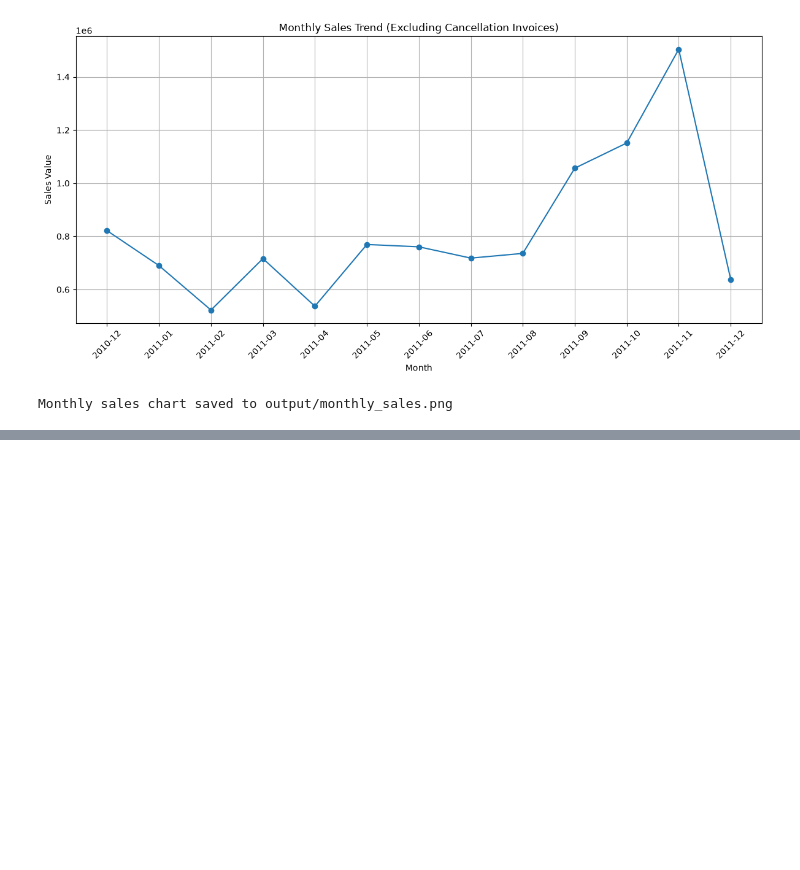
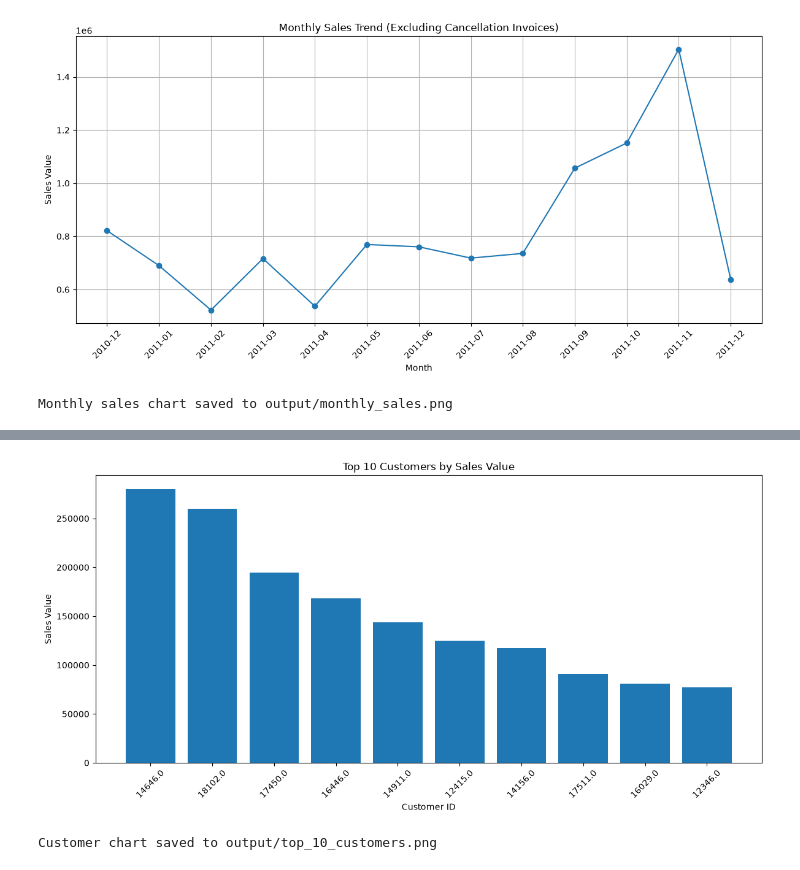
Before and after one commit to abhinavjanawade2242-dev/Python-FullStack-DS-AI-200-Days, a Jupyter notebook: Day39/day39.ipynb, the cells around one changed output, grey strips where cells are left out. Saved outputs shown, nothing was run; the diff lists cells and outputs as text; code cells hidden in the pictures; blank space fills up the shorter version.

```diff
--- a/Day39/day39.ipynb
+++ b/Day39/day39.ipynb
@@ -245,3 +245,22 @@ print("Monthly sales chart saved to output/monthly_sales.png")
 # %% [output]
 [figure]
 Monthly sales chart saved to output/monthly_sales.png
+# %%
+# Step 7: Top 10 Customers by Sales Value
+
+customer_df = df_clean[
+    df_clean["CustomerID"].notna() & ~cancellations
+].copy()
+
+customer_sales = (
+    customer_df.groupby("CustomerID")["SalesValue"]
+    .sum()
+    .sort_values(ascending=False)
+)
+
+top_10_customers = customer_sales.head(10)
+
+print("\nTop 10 Customers by Sales Value:")
+print(top_10_customers)
+
+print("\nHighest customer sales value:", top_10_customers.max())
@@ -247,0 +283,23 @@ Monthly sales chart saved to output/monthly_sales.png
+# %%
+# Step 8: Plot Top 10 Customers
+
+plt.figure(figsize=(12, 6))
+
+plt.bar(
+    top_10_customers.index.astype(str),
+    top_10_customers.values
+)
+
+plt.title("Top 10 Customers by Sales Value")
+plt.xlabel("Customer ID")
+plt.ylabel("Sales Value")
+plt.xticks(rotation=45)
+plt.tight_layout()
+
+plt.savefig("output/top_10_customers.png", dpi=300)
+plt.show()
+
+print("Customer chart saved to output/top_10_customers.png")
+# %% [output]
+[figure, added]
+Customer chart saved to output/top_10_customers.png
```
Also changed, not shown: parts of 1 cell of this notebook, 1 other file.
